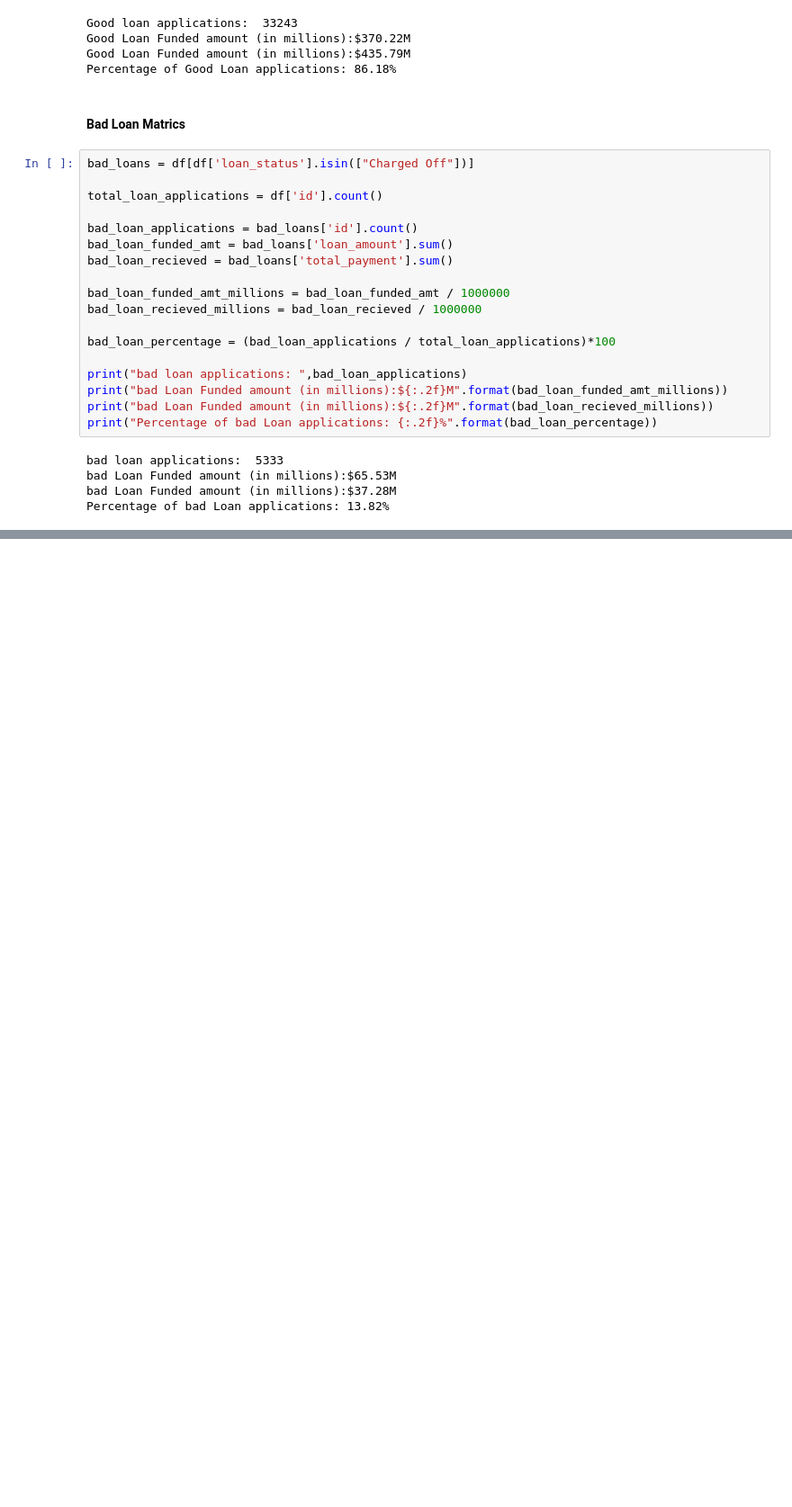
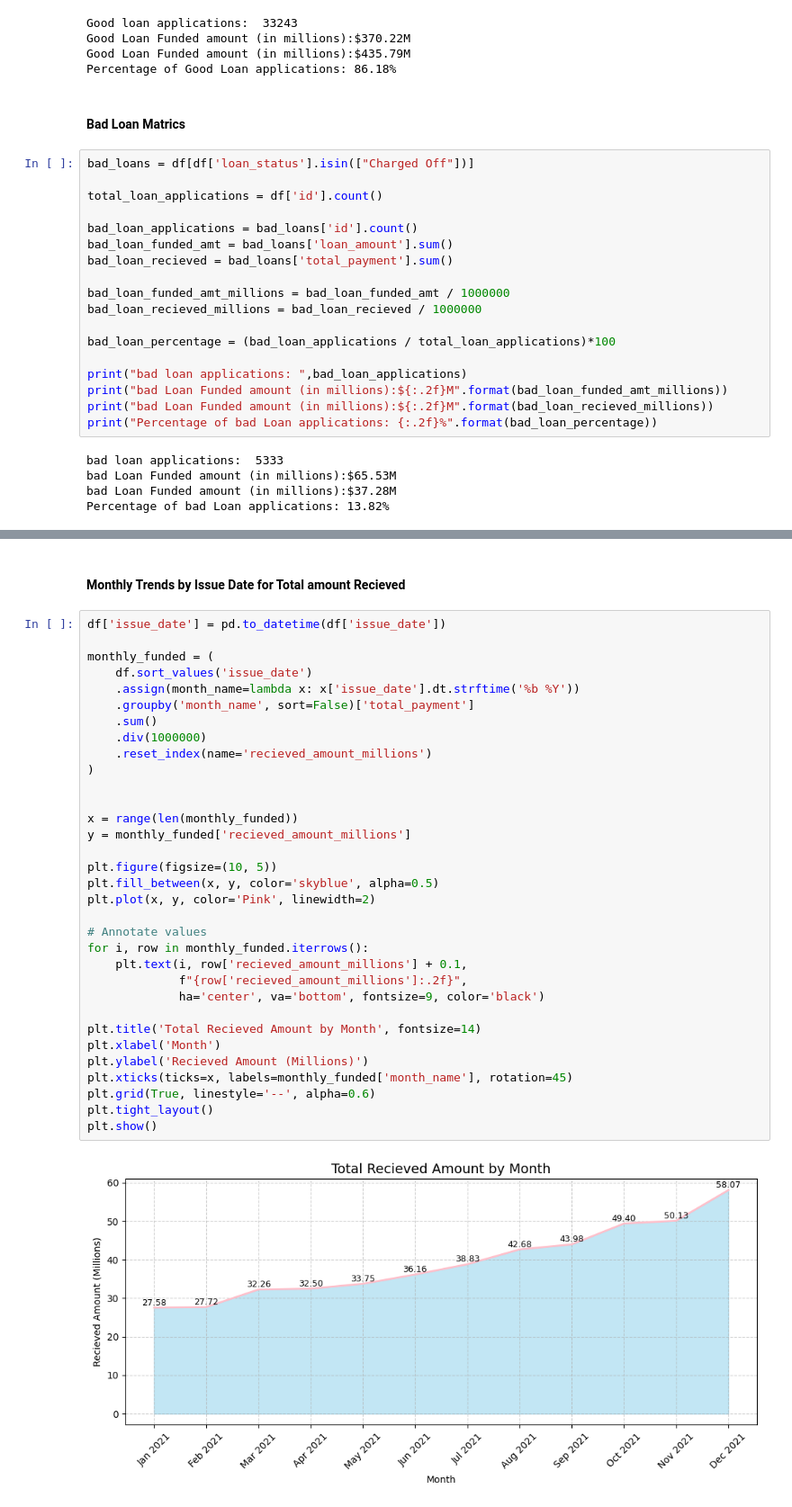
Before and after one commit to Kankana2005/Bank_loan_Analysis, a Jupyter notebook: Bank_loan_analysis.ipynb, the cells around one changed output, grey strips where cells are left out. Shown: that part at 90% size. Cells and saved outputs as stored; diff of their text form; blank space fills up the shorter version.

```diff
--- a/Bank_loan_analysis.ipynb
+++ b/Bank_loan_analysis.ipynb
@@ -251,0 +289,37 @@ Percentage of bad Loan applications: 13.82%
+# %% [markdown]
+#### Monthly Trends by Issue Date for Total amount Recieved
+# %%
+df['issue_date'] = pd.to_datetime(df['issue_date'])
+
+monthly_funded = (
+    df.sort_values('issue_date')
+    .assign(month_name=lambda x: x['issue_date'].dt.strftime('%b %Y'))
+    .groupby('month_name', sort=False)['total_payment']
+    .sum()
+    .div(1000000)
+    .reset_index(name='recieved_amount_millions')
+)
+
+
+x = range(len(monthly_funded))
+y = monthly_funded['recieved_amount_millions']
+
+plt.figure(figsize=(10, 5))
+plt.fill_between(x, y, color='skyblue', alpha=0.5)
+plt.plot(x, y, color='Pink', linewidth=2)
+
+# Annotate values
+for i, row in monthly_funded.iterrows():
+    plt.text(i, row['recieved_amount_millions'] + 0.1,
+             f"{row['recieved_amount_millions']:.2f}",
+             ha='center', va='bottom', fontsize=9, color='black')
+
+plt.title('Total Recieved Amount by Month', fontsize=14)
+plt.xlabel('Month')
+plt.ylabel('Recieved Amount (Millions)')
+plt.xticks(ticks=x, labels=monthly_funded['month_name'], rotation=45)
+plt.grid(True, linestyle='--', alpha=0.6)
+plt.tight_layout()
+plt.show()
+# %% [output]
+[figure, added]
```
Also changed, not shown: parts of 11 cells of this notebook.
